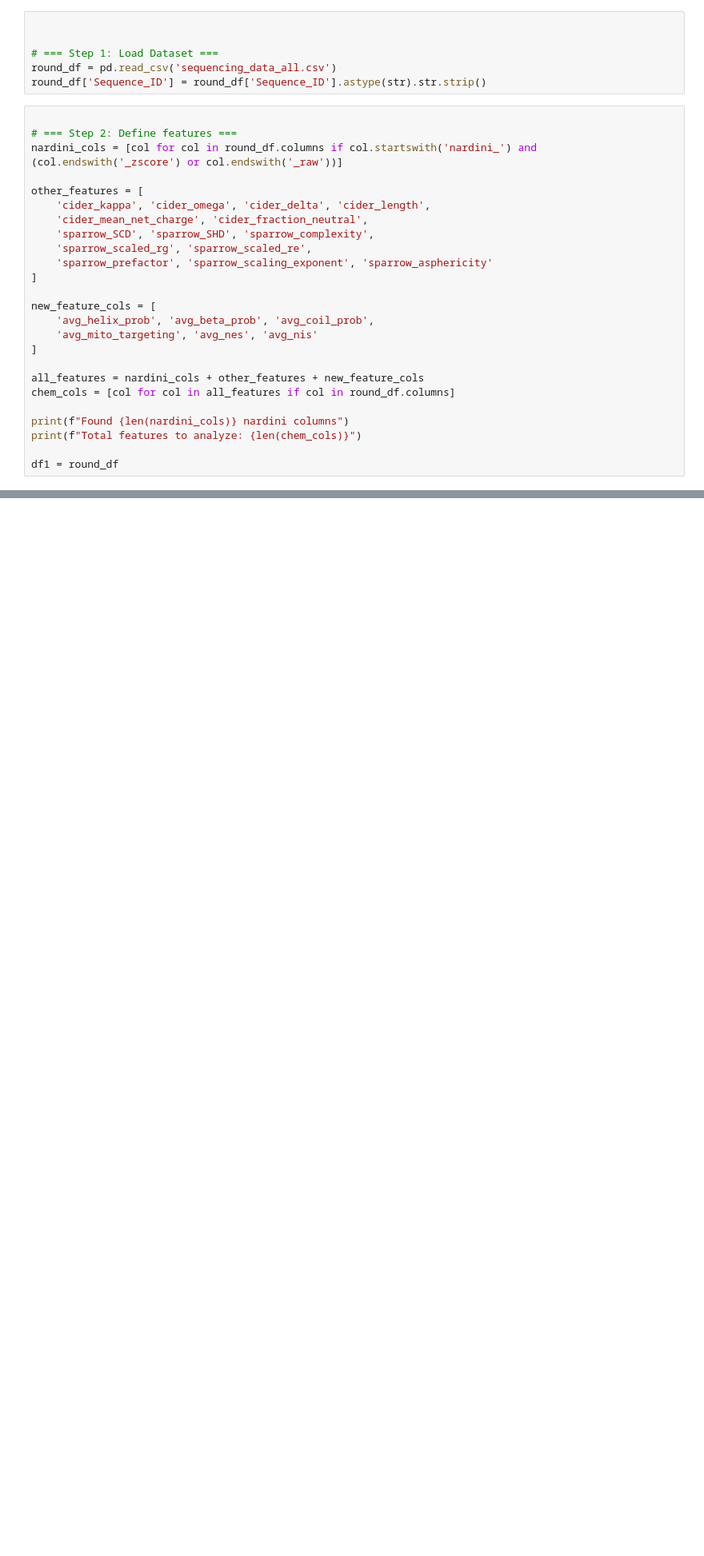
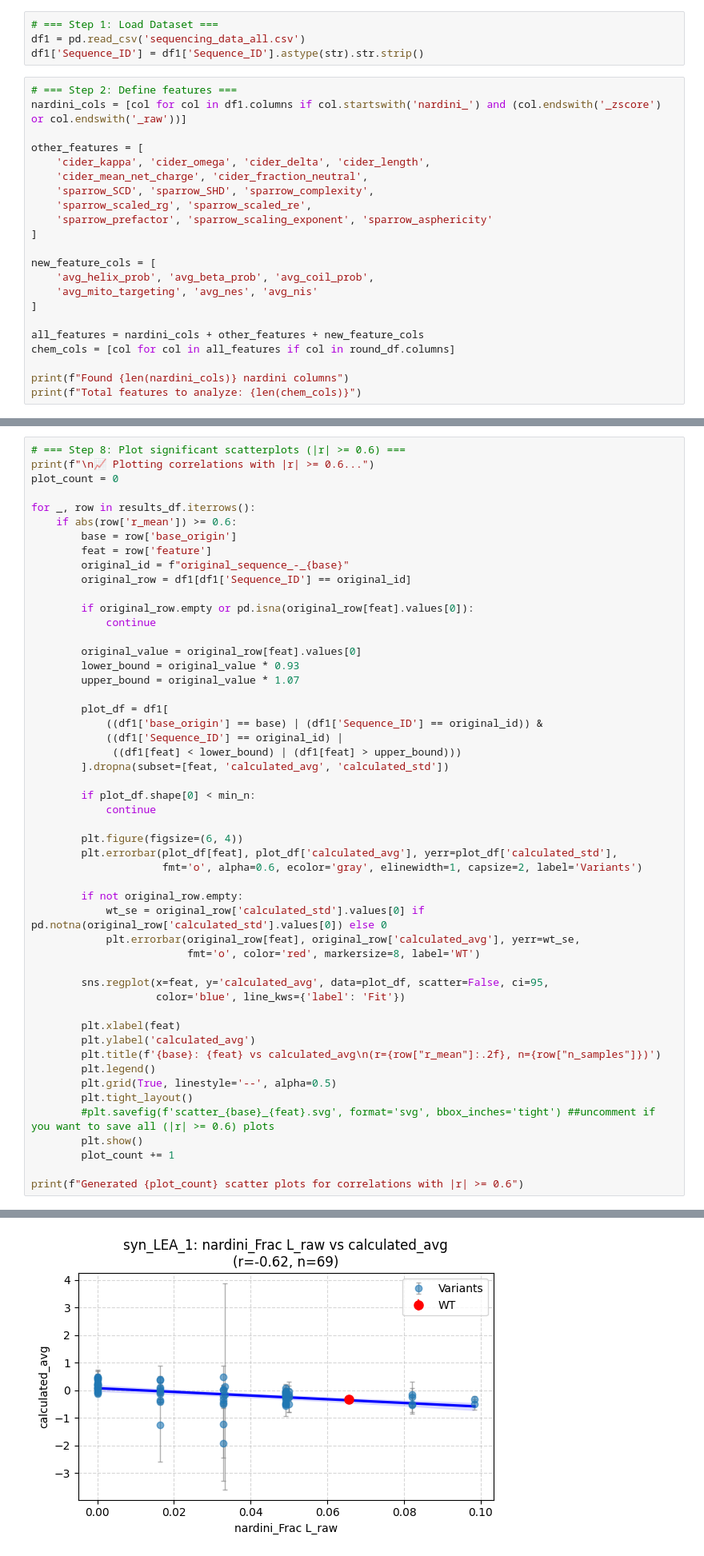
Before and after one commit to sukeniklab/GOOSE_2026, a Jupyter notebook: Sequencing/heatmap_fig.ipynb, the cells around one changed output, grey strips where cells are left out. Shown at 80% size. Cells and saved outputs as stored; diff of their text form; blank space fills up the shorter version.

```diff
--- a/Sequencing/heatmap_fig.ipynb
+++ b/Sequencing/heatmap_fig.ipynb
@@ -21,15 +14,12 @@ custom_origin_order = [
     "CAHS_68135_tile4", "Os_LEA_or3__Kappa_up_2_"
 ]
 # %%
-
-
 # === Step 1: Load Dataset ===
-round_df = pd.read_csv('sequencing_data_all.csv')
-round_df['Sequence_ID'] = round_df['Sequence_ID'].astype(str).str.strip()
+df1 = pd.read_csv('sequencing_data_all.csv')
+df1['Sequence_ID'] = df1['Sequence_ID'].astype(str).str.strip()
 # %%
-
 # === Step 2: Define features ===
-nardini_cols = [col for col in round_df.columns if col.startswith('nardini_') and (col.endswith('_zscore') or col.endswith('_raw'))]
+nardini_cols = [col for col in df1.columns if col.startswith('nardini_') and (col.endswith('_zscore') or col.endswith('_raw'))]
 
 other_features = [
     'cider_kappa', 'cider_omega', 'cider_delta', 'cider_length',
@@ -49,5 +39,3 @@ chem_cols = [col for col in all_features if col in round_df.columns]
 
 print(f"Found {len(nardini_cols)} nardini columns")
 print(f"Total features to analyze: {len(chem_cols)}")
-
-df1 = round_df
@@ -313,0 +252,52 @@ print(f"\n✅ Generated {plot_count} scatter plots for correlations with |r| >=
+# %%
+# === Step 8: Plot significant scatterplots (|r| >= 0.6) ===
+print(f"\n📈 Plotting correlations with |r| >= 0.6...")
+plot_count = 0
+
+for _, row in results_df.iterrows():
+    if abs(row['r_mean']) >= 0.6:
+        base = row['base_origin']
+        feat = row['feature']
+        original_id = f"original_sequence_-_{base}"
+        original_row = df1[df1['Sequence_ID'] == original_id]
+
+        if original_row.empty or pd.isna(original_row[feat].values[0]):
+            continue
+
+        original_value = original_row[feat].values[0]
+        lower_bound = original_value * 0.93
+        upper_bound = original_value * 1.07
+
+        plot_df = df1[
+            ((df1['base_origin'] == base) | (df1['Sequence_ID'] == original_id)) &
+            ((df1['Sequence_ID'] == original_id) |
+             ((df1[feat] < lower_bound) | (df1[feat] > upper_bound)))
+        ].dropna(subset=[feat, 'calculated_avg', 'calculated_std'])
+
+        if plot_df.shape[0] < min_n:
+            continue
+
+        plt.figure(figsize=(6, 4))
+        plt.errorbar(plot_df[feat], plot_df['calculated_avg'], yerr=plot_df['calculated_std'],
+                     fmt='o', alpha=0.6, ecolor='gray', elinewidth=1, capsize=2, label='Variants')
+
+        if not original_row.empty:
+            wt_se = original_row['calculated_std'].values[0] if pd.notna(original_row['calculated_std'].values[0]) else 0
+            plt.errorbar(original_row[feat], original_row['calculated_avg'], yerr=wt_se,
+                         fmt='o', color='red', markersize=8, label='WT')
+
+        sns.regplot(x=feat, y='calculated_avg', data=plot_df, scatter=False, ci=95,
+                    color='blue', line_kws={'label': 'Fit'})
+
+        plt.xlabel(feat)
+        plt.ylabel('calculated_avg')
+        plt.title(f'{base}: {feat} vs calculated_avg\n(r={row["r_mean"]:.2f}, n={row["n_samples"]})')
+        plt.legend()
+        plt.grid(True, linestyle='--', alpha=0.5)
+        plt.tight_layout()
+        #plt.savefig(f'scatter_{base}_{feat}.svg', format='svg', bbox_inches='tight') ##uncomment if you want to save all (|r| >= 0.6) plots
+        plt.show()
+        plot_count += 1
+
+print(f"Generated {plot_count} scatter plots for correlations with |r| >= 0.6")
+# %% [output]
@@ -313,0 +305 @@ print(f"\n✅ Generated {plot_count} scatter plots for correlations with |r| >=
+[figure, added]
```
Also changed, not shown: parts of 12 cells of this notebook, 1 other file.
